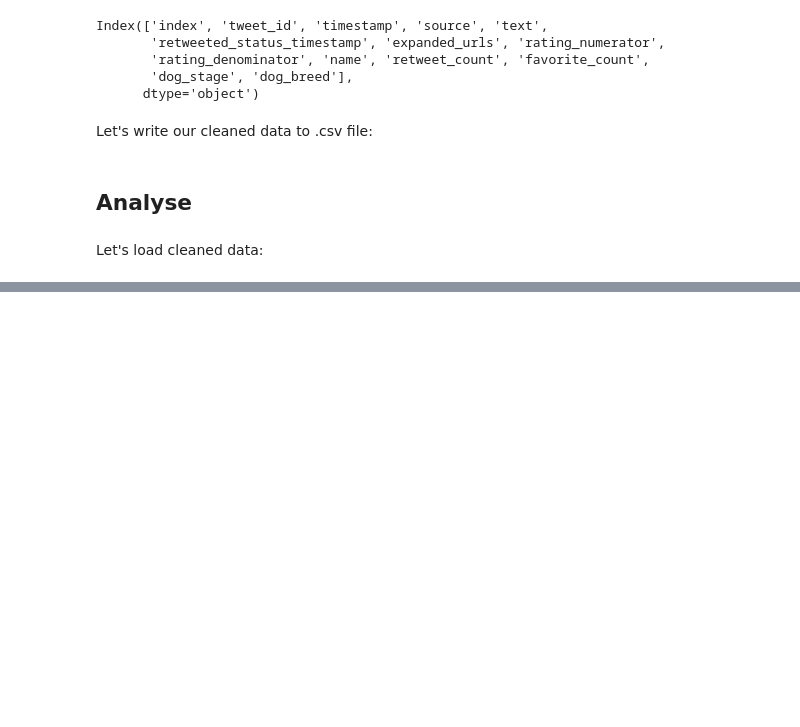
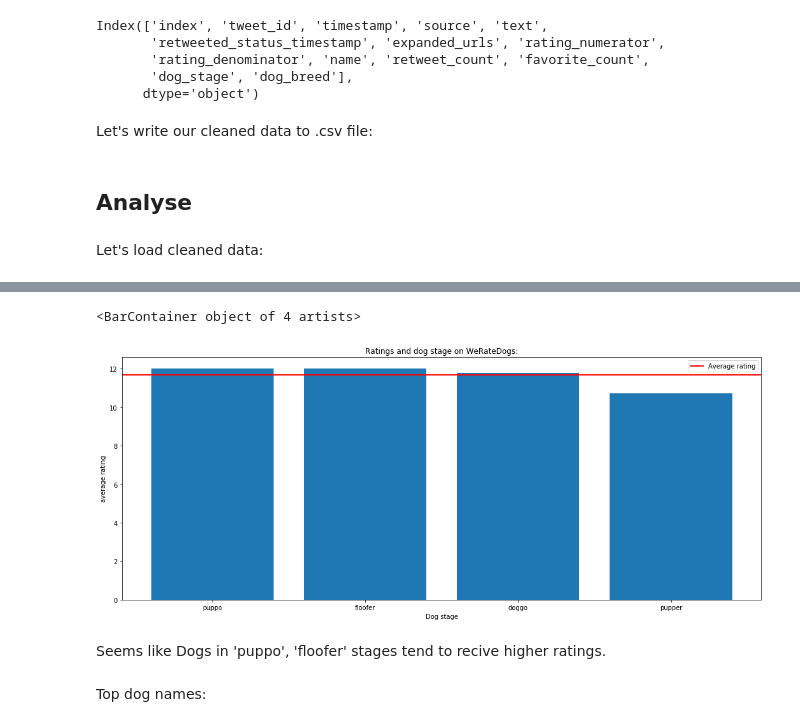
Before and after one commit to Askanio234/WeRateDogs-Tweets, a Jupyter notebook: wrangle_act.ipynb, the cells around one changed output, grey strips where cells are left out. Saved outputs shown, nothing was run; the diff lists cells and outputs as text; code cells hidden in the pictures; blank space fills up the shorter version.

```diff
--- a/wrangle_act.ipynb
+++ b/wrangle_act.ipynb
@@ -858,0 +966,16 @@ df.head()
+# %%
+avg_ratings_per_dog_stage = df.groupby('dog_stage')['rating_numerator'].mean().sort_values(ascending=False)
+# %%
+fig, ax = plt.subplots(figsize=(18, 7))
+ax.set(xlabel='Dog stage', ylabel='average rating',
+       title='Ratings and dog stage on WeRateDogs:')
+ax.axhline(average_numerator, color='red', linewidth=2, label='Average rating')
+plt.legend()
+ax.bar(avg_ratings_per_dog_stage.index, avg_ratings_per_dog_stage.values)
+# %% [output]
+<BarContainer object of 4 artists>
+[figure, added]
+# %% [markdown]
+Seems like Dogs in 'puppo', 'floofer'  stages tend to recive higher ratings.
+# %% [markdown]
+Top dog names:
```
Also changed, not shown: parts of 30 cells of this notebook.
